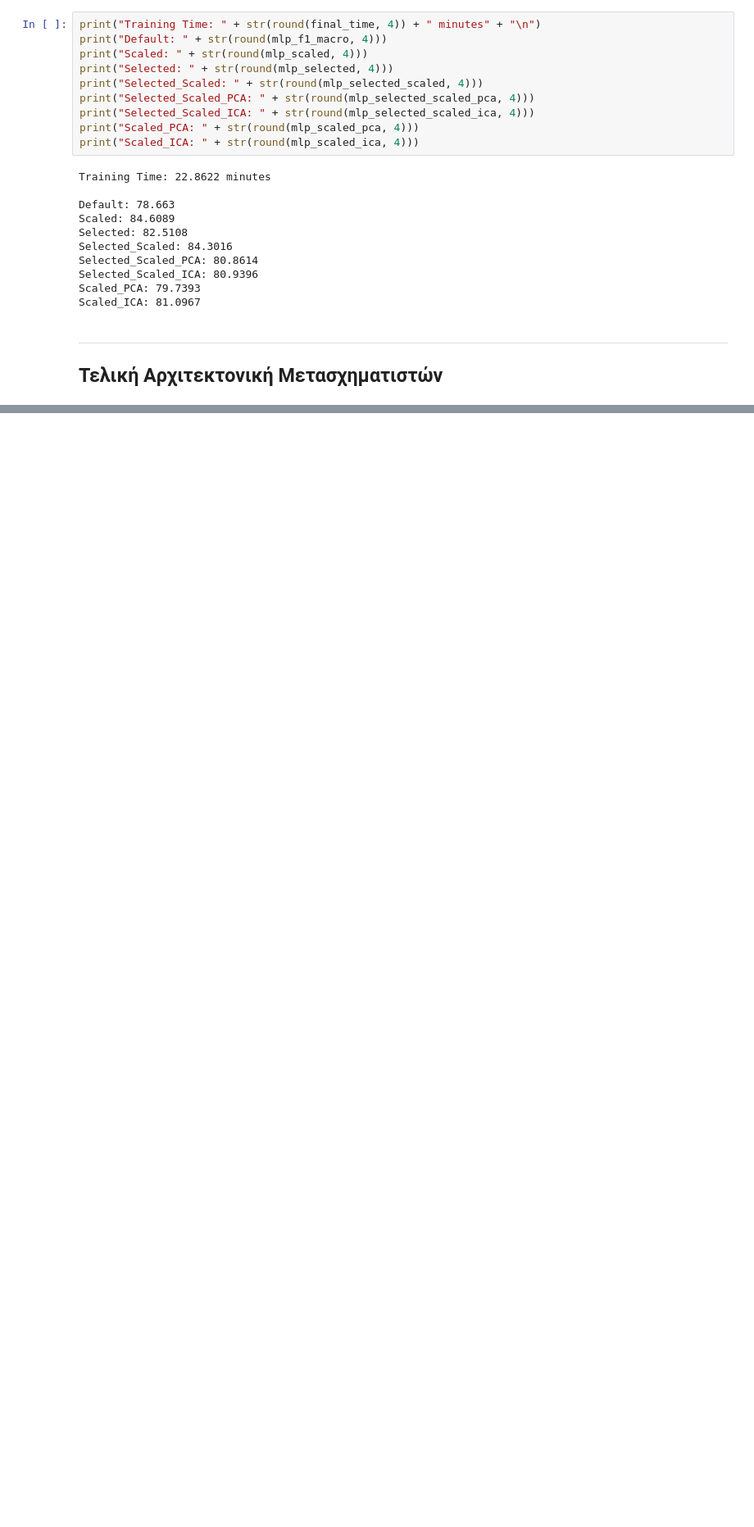
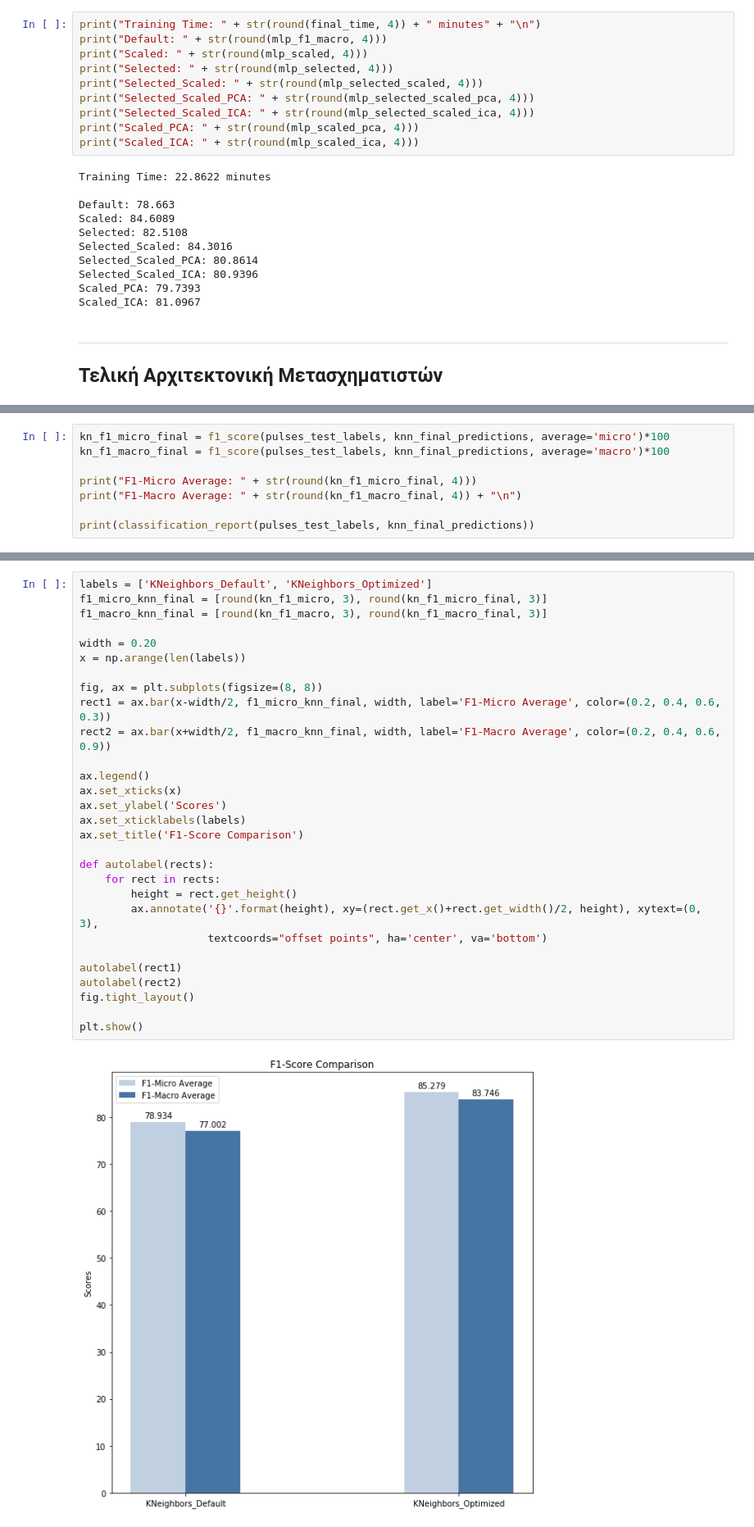
Before and after one commit to sonqo/ntua-ypsilon, a Jupyter notebook: 3_Neural_Networks_Intelligent_Systems/1_Classification/A11_B01.ipynb, the cells around one changed output, grey strips where cells are left out. Shown at 82% size. Saved outputs shown, nothing was run; the diff lists cells and outputs as text; blank space fills up the shorter version.

```diff
--- a/3_Neural_Networks_Intelligent_Systems/1_Classification/A11_B01.ipynb
+++ b/3_Neural_Networks_Intelligent_Systems/1_Classification/A11_B01.ipynb
@@ -1365,0 +1418,8 @@ Scaled_ICA: 81.0967
+# %%
+kn_f1_micro_final = f1_score(pulses_test_labels, knn_final_predictions, average='micro')*100
+kn_f1_macro_final = f1_score(pulses_test_labels, knn_final_predictions, average='macro')*100
+
+print("F1-Micro Average: " + str(round(kn_f1_micro_final, 4)))
+print("F1-Macro Average: " + str(round(kn_f1_macro_final, 4)) + "\n")
+
+print(classification_report(pulses_test_labels, knn_final_predictions))
@@ -1365,0 +1440,31 @@ Scaled_ICA: 81.0967
+# %%
+labels = ['KNeighbors_Default', 'KNeighbors_Optimized']
+f1_micro_knn_final = [round(kn_f1_micro, 3), round(kn_f1_micro_final, 3)]
+f1_macro_knn_final = [round(kn_f1_macro, 3), round(kn_f1_macro_final, 3)]
+
+width = 0.20
+x = np.arange(len(labels))
+
+fig, ax = plt.subplots(figsize=(8, 8))
+rect1 = ax.bar(x-width/2, f1_micro_knn_final, width, label='F1-Micro Average', color=(0.2, 0.4, 0.6, 0.3))
+rect2 = ax.bar(x+width/2, f1_macro_knn_final, width, label='F1-Macro Average', color=(0.2, 0.4, 0.6, 0.9))
+
+ax.legend()
+ax.set_xticks(x)
+ax.set_ylabel('Scores')
+ax.set_xticklabels(labels)
+ax.set_title('F1-Score Comparison')
+
+def autolabel(rects):
+    for rect in rects:
+        height = rect.get_height()
+        ax.annotate('{}'.format(height), xy=(rect.get_x()+rect.get_width()/2, height), xytext=(0, 3),
+                    textcoords="offset points", ha='center', va='bottom')
+
+autolabel(rect1)
+autolabel(rect2)
+fig.tight_layout()
+
+plt.show()
+# %% [output]
+[figure, added]
```
Also changed, not shown: parts of 35 cells of this notebook.
